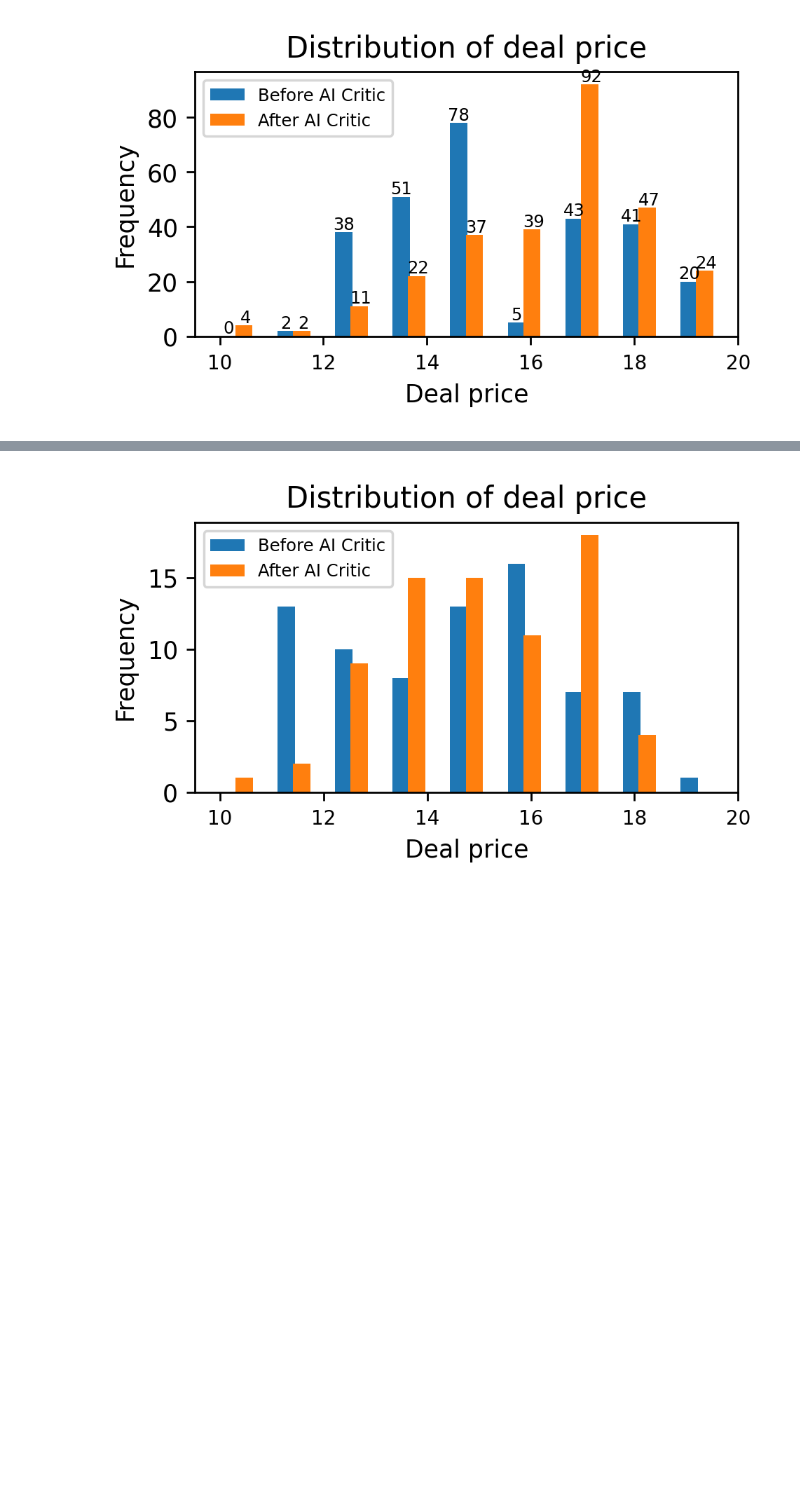
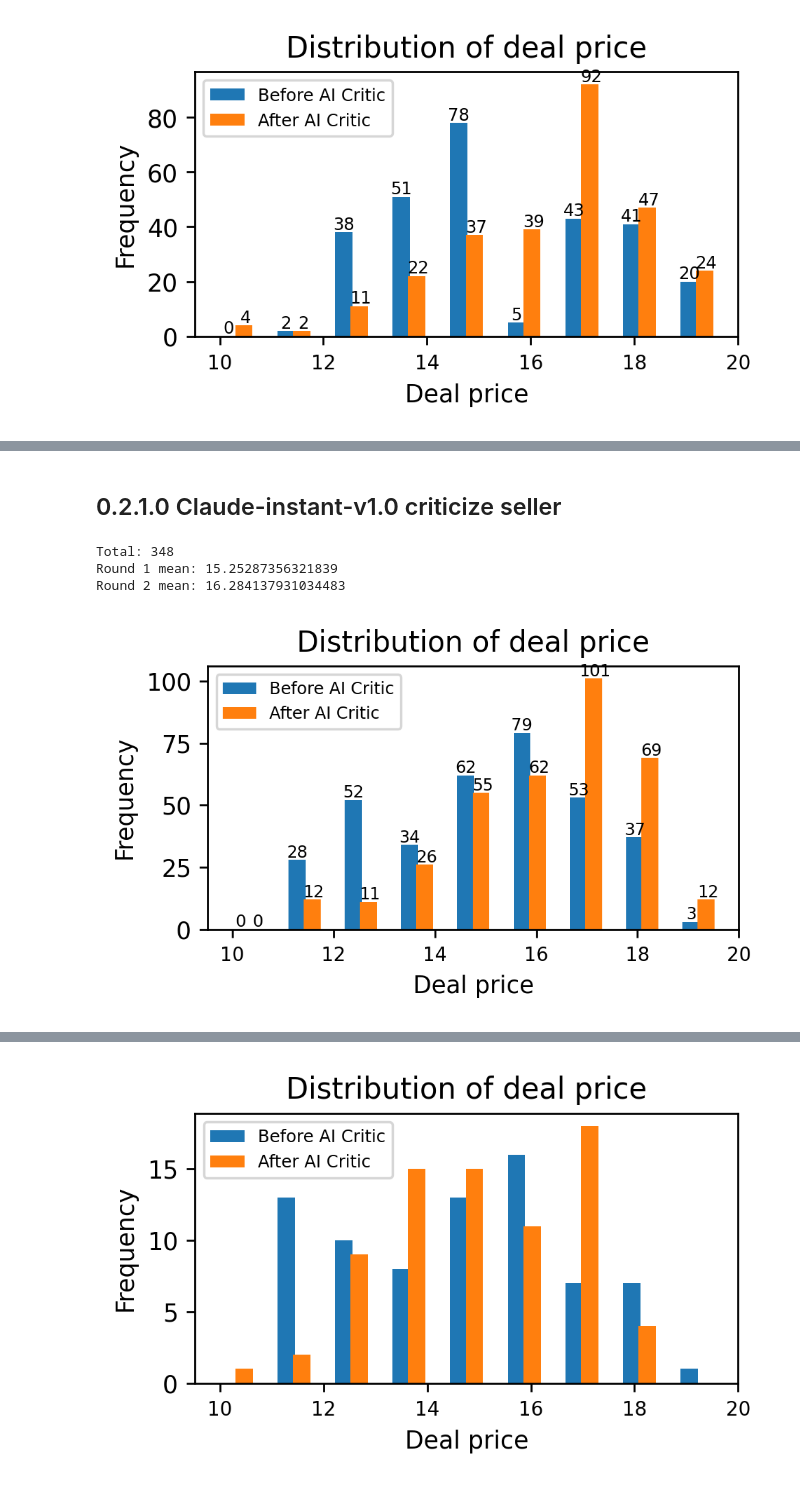
Before and after one commit to FranxYao/GPT-Bargaining, a Jupyter notebook: notebooks/draw_prices.ipynb, the cells around one changed output, grey strips where cells are left out. Cells and saved outputs as stored; diff of their text form; code cells hidden in the pictures; blank space fills up the shorter version.

```diff
--- a/draw_prices.ipynb
+++ b/notebooks/draw_prices.ipynb
@@ -80,0 +158,9 @@ Round 2 mean: 16.475719424460433
+# %% [markdown]
+## 0.2.1.0 Claude-instant-v1.0 criticize seller
+# %%
+draw(*read_price('../outputs/criticize_seller_500_runs_rollout_2_ver_0.2.1.0.txt'))
+# %% [output]
+Total: 348
+Round 1 mean: 15.25287356321839
+Round 2 mean: 16.284137931034483
+[figure, added]
```
Also changed, not shown: parts of 22 cells of this notebook, 37 other files.
